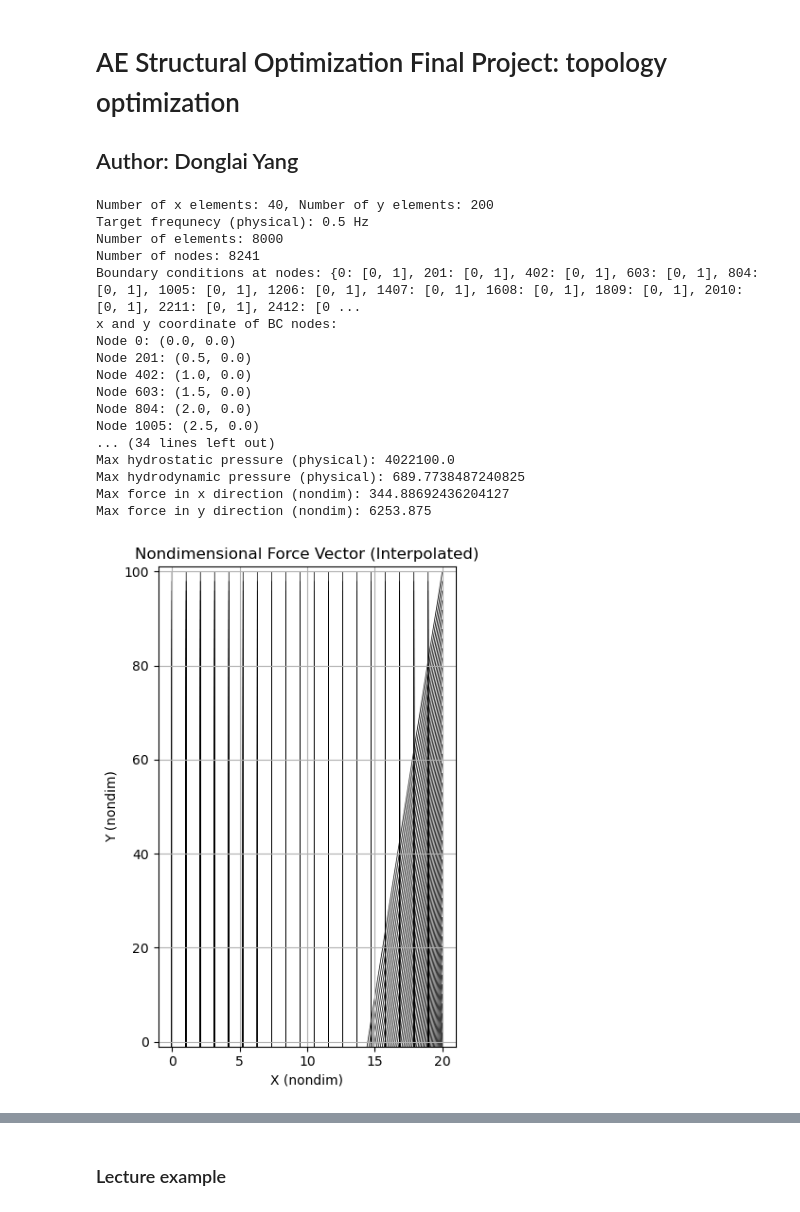
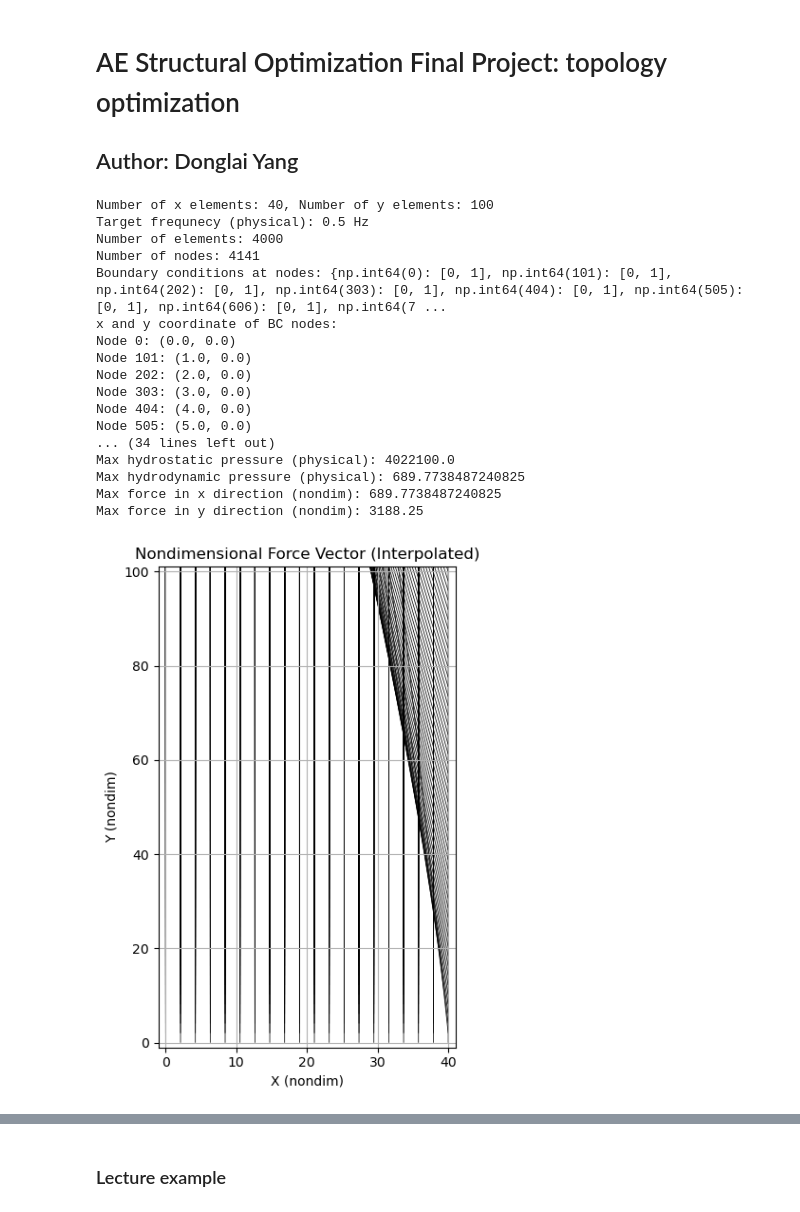
Before and after one commit to alastairyang/structural-topology-optimization, a Jupyter notebook: project-Donglai-Yang.ipynb, the cells around one changed output, grey strips where cells are left out. Cells and saved outputs as stored; diff of their text form; code cells hidden in the pictures.

```diff
--- a/project-Donglai-Yang.ipynb
+++ b/project-Donglai-Yang.ipynb
@@ -1235,7 +1241,7 @@ nondim_flag = False
 flooded_flag = True # flooded: no hydrostatic pressure differential
 
 # Set the dimensions of the design domain
-Lx = 20 # m, width
+Lx = 40 # m, width
 Ly = 100 # m, height
 nx = 40
 ny = int(Ly/Lx * nx)
@@ -1244,7 +1250,7 @@ print(f"Number of x elements: {nx}, Number of y elements: {ny}")
 print(f"Target frequnecy (physical): {f_target} Hz")
 
 z_surface = 400  # m, sea surface height above the bed(for computing hydrostatic loads only)
-rho_FRP_phys = 2300.0  # kg/m³ (originally 820)
+rho_FRP_phys = 700.0  # kg/m³ (originally 820)
 E_FRP_phys = 30e9  # Pa
 rhosw = 1025.0  # kg/m³ (seawater density)
 g = 9.81  # m/s²
@@ -1393,48 +1399,48 @@ visualize_force_vector(X, total_forces_plot.flatten())
 
 # ----------------------------- Creating model ------------------------------
 # Create a spatial filter
-fltr = NodeFilter(conn, X, r0=r0, ftype="spatial")
+fltr = NodeFilter(conn, X, r0=r0, ftype="helmholtz", projection=False)
 
 # Create the plane stress problem
 ps = PlaneStress(conn, X, bcs, total_forces, E = E_FRP, rho = rho_FRP, fltr=fltr)
 
 # Create the optimization object
 area_fraction = 0.4
 total_iter = 500
 # opt = MassFreqConstrainedCompliance(ps, area_fraction * Lx * Ly, min_freq=1e-6)
 if nondim_flag:
     opt = MassConstrainedCompliance(ps, area_fraction * Lx_nondim * Ly_nondim)
 else:
     opt = MassConstrainedCompliance(ps, area_fraction * Lx * Ly)
 
 lb = 1e-3 * np.ones(nnodes)
 ub = np.ones(nnodes)
 x_init = area_fraction * np.ones(nnodes)
 
 opt.check_gradient(x_init)
 
 mma = MMA(nnodes, 1, x_init, lb, ub, opt.obj_con, opt.obj_con_grad)
 
 for i in range(total_iter):
     mma.update()
     print(f"Iteration {i+1}/{total_iter} completed")
 # %% [output]
-Number of x elements: 40, Number of y elements: 200
+Number of x elements: 40, Number of y elements: 100
 Target frequnecy (physical): 0.5 Hz
-Number of elements: 8000
-Number of nodes: 8241
-Boundary conditions at nodes: {0: [0, 1], 201: [0, 1], 402: [0, 1], 603: [0, 1], 804: [0, 1], 1005: [0, 1], 1206: [0, 1], 1407: [0, 1], 1608: [0, 1], 1809: [0, 1], 2010: [0, 1], 2211: [0, 1], 2412: [0 ...
+Number of elements: 4000
+Number of nodes: 4141
+Boundary conditions at nodes: {np.int64(0): [0, 1], np.int64(101): [0, 1], np.int64(202): [0, 1], np.int64(303): [0, 1], np.int64(404): [0, 1], np.int64(505): [0, 1], np.int64(606): [0, 1], np.int64(7 ...
 x and y coordinate of BC nodes:
 Node 0: (0.0, 0.0)
-Node 201: (0.5, 0.0)
-Node 402: (1.0, 0.0)
-Node 603: (1.5, 0.0)
-Node 804: (2.0, 0.0)
-Node 1005: (2.5, 0.0)
+Node 101: (1.0, 0.0)
+Node 202: (2.0, 0.0)
+Node 303: (3.0, 0.0)
+Node 404: (4.0, 0.0)
+Node 505: (5.0, 0.0)
 ... (34 lines left out)
 Max hydrostatic pressure (physical): 4022100.0
 Max hydrodynamic pressure (physical): 689.7738487240825
-Max force in x direction (nondim): 344.88692436204127
-Max force in y direction (nondim): 6253.875
+Max force in x direction (nondim): 689.7738487240825
+Max force in y direction (nondim): 3188.25
-[figure, old version]
+[figure, new version]
 Objective:
```
Also changed, not shown: parts of 5 cells of this notebook, 8 other files.
